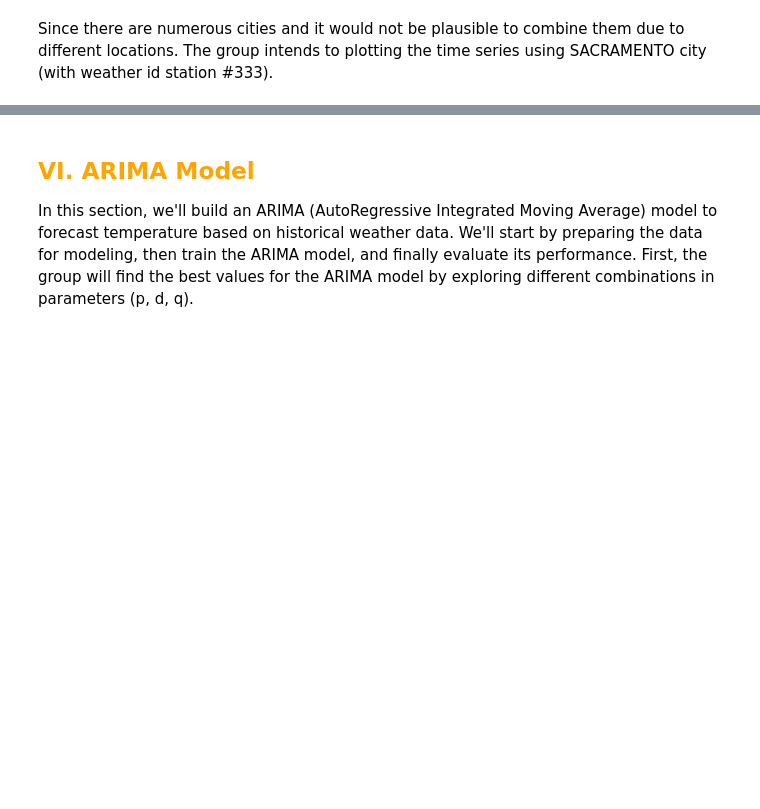
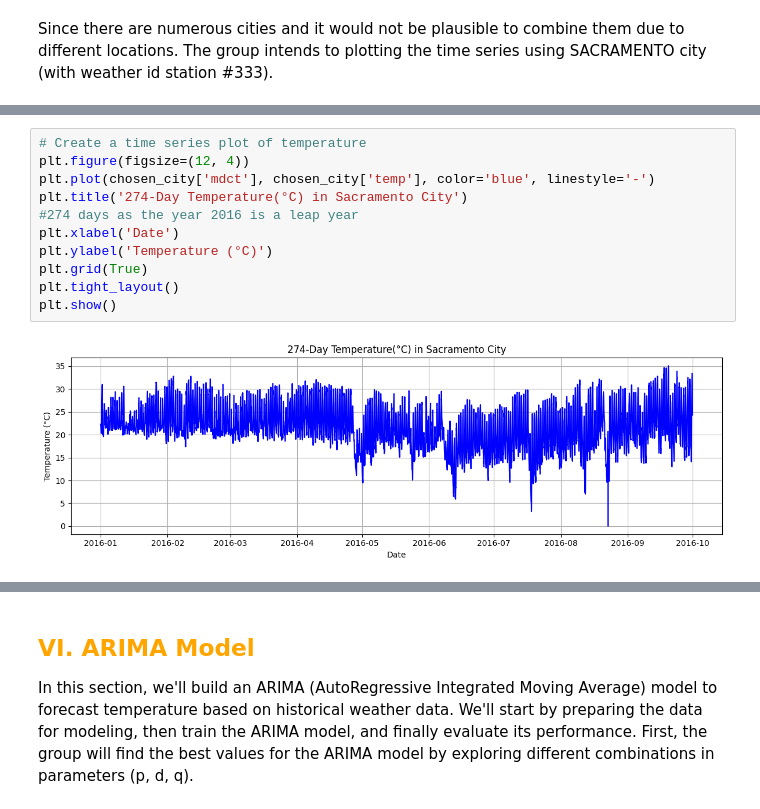
Before and after one commit to Mapua-Data-Science/module-3-exam-sudeste-group-6, a Jupyter notebook: src/notebook.ipynb, the cells around one changed output, grey strips where cells are left out. Drawn from its saved outputs; the diff is of its cells as text; blank space fills up the shorter version.

```diff
--- a/src/notebook.ipynb
+++ b/src/notebook.ipynb
@@ -184,3 +223,15 @@ chosen_city.head(3)
+# %%
+# Create a time series plot of temperature
+plt.figure(figsize=(12, 4))
+plt.plot(chosen_city['mdct'], chosen_city['temp'], color='blue', linestyle='-')
+plt.title('274-Day Temperature(°C) in Sacramento City')                                   #274 days as the year 2016 is a leap year
+plt.xlabel('Date')
+plt.ylabel('Temperature (°C)')
+plt.grid(True)
+plt.tight_layout()
+plt.show()
+# %% [output]
+[figure, added]
 # %%
 # Create a time series plot of temperature
 plt.figure(figsize=(12, 4))
```
Also changed, not shown: parts of 32 cells of this notebook.
